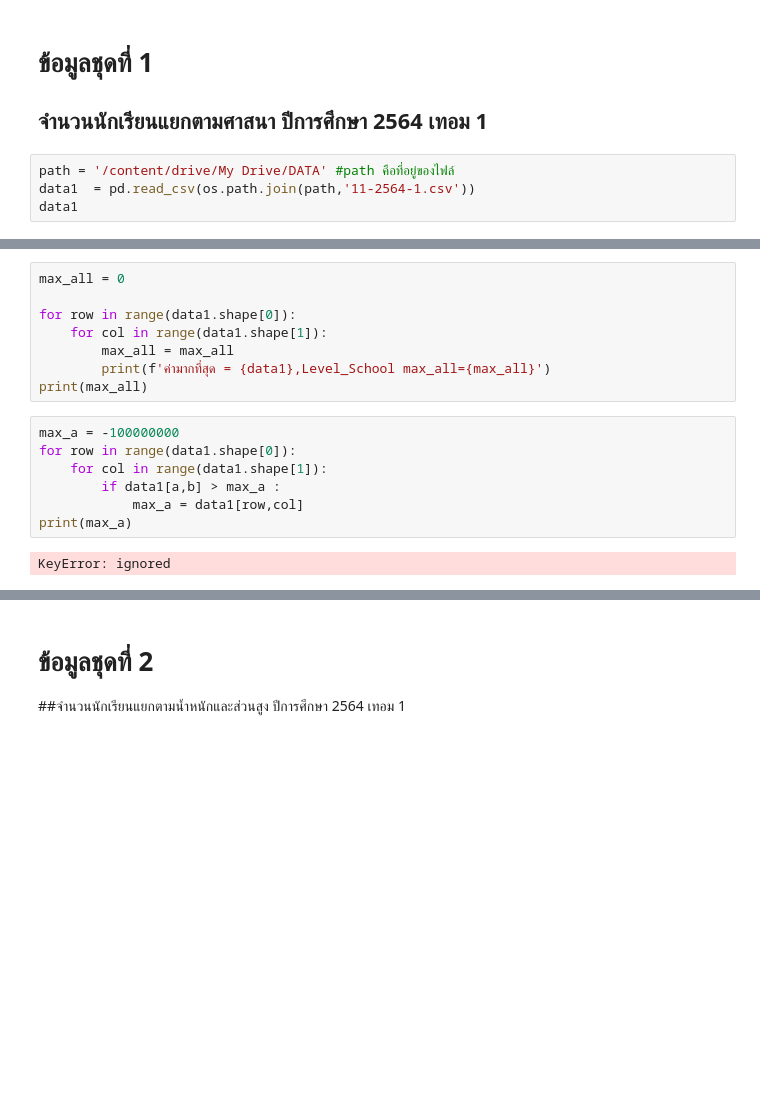
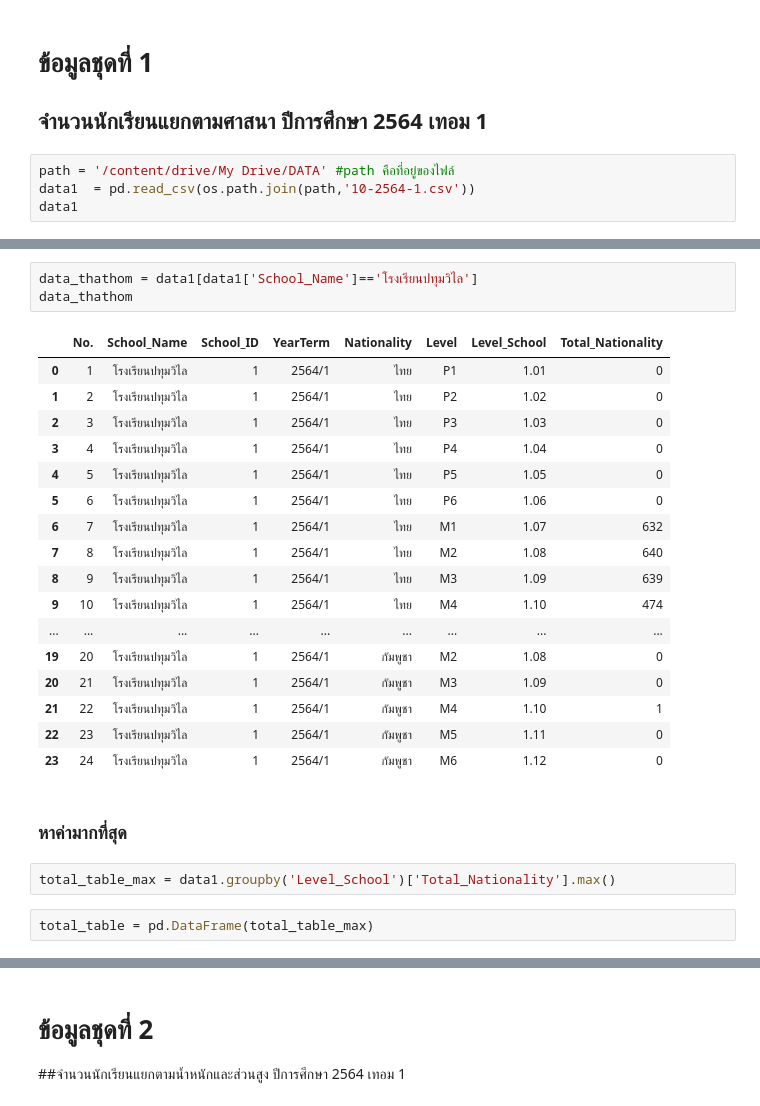
Before and after one commit to Umaporn19/DWDM21, a Jupyter notebook: Project.ipynb, the cells around one changed output, grey strips where cells are left out. Saved outputs shown, nothing was run; the diff lists cells and outputs as text; blank space fills up the shorter version.

Commit message:
หาค่ามากที่สุดแล้ว

```diff
--- a/Project.ipynb
+++ b/Project.ipynb
@@ -33,6 +33,6 @@ import os # os เอาไว้จัดการไฟล์และ path #
 ## จำนวนนักเรียนแยกตามศาสนา ปีการศึกษา 2564 เทอม 1
 # %%
 path = '/content/drive/My Drive/DATA' #path คือที่อยู่ของไฟล์
-data1  = pd.read_csv(os.path.join(path,'11-2564-1.csv'))
+data1  = pd.read_csv(os.path.join(path,'10-2564-1.csv'))
 data1
 # %% [output]
@@ -52,17 +52,27 @@ data1
-# %%
-max_all = 0
-
-for row in range(data1.shape[0]):
-    for col in range(data1.shape[1]):
-        max_all = max_all
-        print(f'ค่ามากที่สุด = {data1},Level_School max_all={max_all}')
-print(max_all)
-# %%
-max_a = -100000000
-for row in range(data1.shape[0]):
-    for col in range(data1.shape[1]):
-        if data1[a,b] > max_a :
-            max_a = data1[row,col]
-print(max_a)
-# %% [output]
-KeyError: ignored
+# %%
+data_thathom = data1[data1['School_Name']=='โรงเรียนปทุมวิไล']
+data_thathom
+# %% [output]
+|  | No. | School_Name | School_ID | YearTerm | Nationality | Level | Level_School | Total_Nationality |
+| 0 | 1 | โรงเรียนปทุมวิไล | 1 | 2564/1 | ไทย | P1 | 1.01 | 0 |
+| 1 | 2 | โรงเรียนปทุมวิไล | 1 | 2564/1 | ไทย | P2 | 1.02 | 0 |
+| 2 | 3 | โรงเรียนปทุมวิไล | 1 | 2564/1 | ไทย | P3 | 1.03 | 0 |
+| 3 | 4 | โรงเรียนปทุมวิไล | 1 | 2564/1 | ไทย | P4 | 1.04 | 0 |
+| 4 | 5 | โรงเรียนปทุมวิไล | 1 | 2564/1 | ไทย | P5 | 1.05 | 0 |
+| 5 | 6 | โรงเรียนปทุมวิไล | 1 | 2564/1 | ไทย | P6 | 1.06 | 0 |
+| 6 | 7 | โรงเรียนปทุมวิไล | 1 | 2564/1 | ไทย | M1 | 1.07 | 632 |
+| 7 | 8 | โรงเรียนปทุมวิไล | 1 | 2564/1 | ไทย | M2 | 1.08 | 640 |
+| 8 | 9 | โรงเรียนปทุมวิไล | 1 | 2564/1 | ไทย | M3 | 1.09 | 639 |
+| 9 | 10 | โรงเรียนปทุมวิไล | 1 | 2564/1 | ไทย | M4 | 1.10 | 474 |
+| ... | ... | ... | ... | ... | ... | ... | ... | ... |
+| 19 | 20 | โรงเรียนปทุมวิไล | 1 | 2564/1 | กัมพูชา | M2 | 1.08 | 0 |
+| 20 | 21 | โรงเรียนปทุมวิไล | 1 | 2564/1 | กัมพูชา | M3 | 1.09 | 0 |
+| 21 | 22 | โรงเรียนปทุมวิไล | 1 | 2564/1 | กัมพูชา | M4 | 1.10 | 1 |
+| 22 | 23 | โรงเรียนปทุมวิไล | 1 | 2564/1 | กัมพูชา | M5 | 1.11 | 0 |
+| 23 | 24 | โรงเรียนปทุมวิไล | 1 | 2564/1 | กัมพูชา | M6 | 1.12 | 0 |
+# %% [markdown]
+### หาค่ามากที่สุด
+# %%
+total_table_max = data1.groupby('Level_School')['Total_Nationality'].max()
+# %%
+total_table = pd.DataFrame(total_table_max)
```
Also changed, not shown: parts of 13 cells of this notebook.
